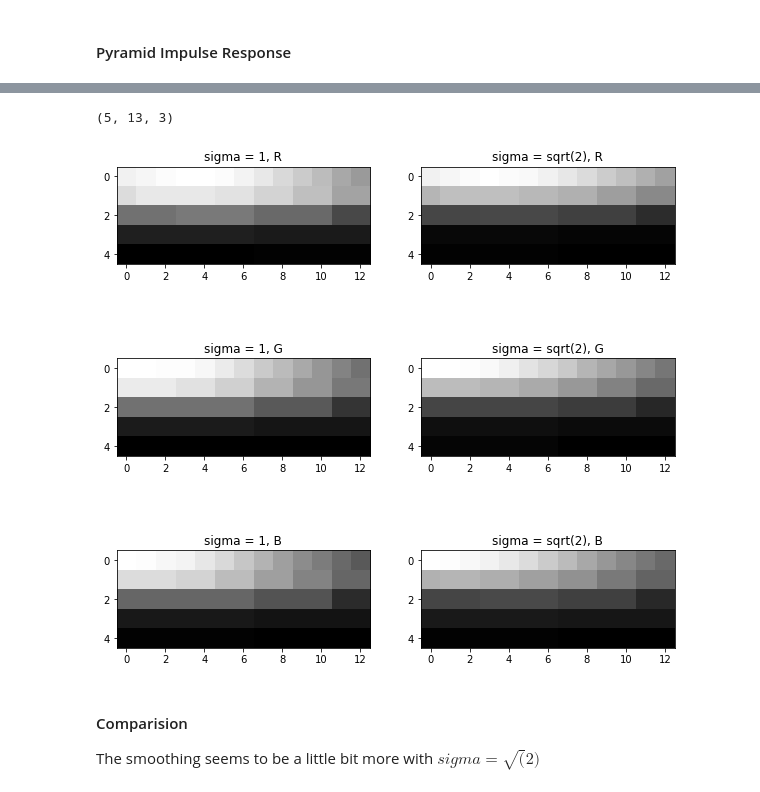
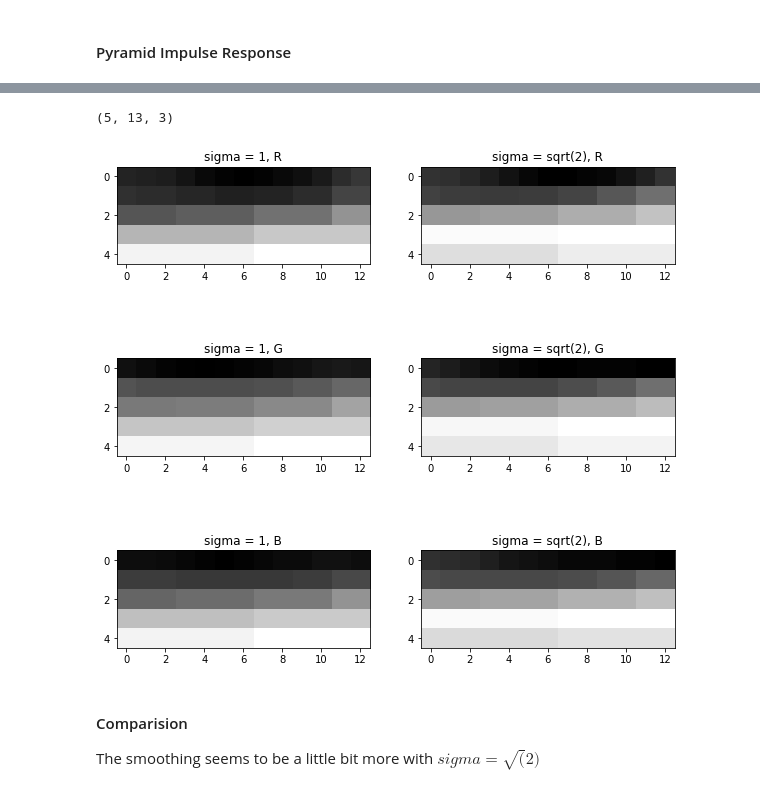
Before and after one commit to bhomaidan1990/Computer_Vision_Labs, a Jupyter notebook: CV_Lab_3.ipynb, the cells around one changed output, grey strips where cells are left out. Saved outputs shown, nothing was run; the diff lists cells and outputs as text; code cells hidden in the pictures.

```diff
--- a/CV_Lab_3.ipynb
+++ b/CV_Lab_3.ipynb
@@ -222,7 +223,7 @@ def gaussian_kernel(sigma):
 #-----------------------------------------------------------------
 # Read Image
 #=============
-img = cv2.imread('/content/Dataset/img_11.jpg')
+img = cv2.imread('/content/original/2002/07/19/big/img_130.jpg')
 img = cv2.cvtColor(img, cv2.COLOR_BGR2RGB)
 
 sigma = 2
@@ -285,0 +327,24 @@ def pyr_extract(pyramid_array):
+# %%
+#=============
+# Read Image
+#=============
+img = cv2.imread('/content/original/2002/07/19/big/img_130.jpg')
+img = cv2.cvtColor(img, cv2.COLOR_BGR2RGB)
+
+# Pyramids
+# Sigma
+sigma = 1
+result1 = pyramid(img, sigma=sigma)
+
+# Sigma
+sigma = math.sqrt(2)
+result2 = pyramid(img, sigma=sigma)
+
+#====================
+# Pyramid Cube
+#====================
+cube1 = pyr_extract(result1)
+VisCube(cube1)
+
+cube2 = pyr_extract(result2)
+VisCube(cube2)
@@ -286,27 +356,10 @@ def pyr_extract(pyramid_array):
 # %%
-#=============
-# Read Image
-#=============
-img = cv2.imread('/content/Dataset/img_11.jpg')
-img = cv2.cvtColor(img, cv2.COLOR_BGR2RGB)
-
-# Pyramids
-# Sigma
-sigma = 1
-result1 = pyramid(img, sigma=sigma)
-
-# Sigma
-sigma = math.sqrt(2)
-result2 = pyramid(img, sigma=sigma)
-
 #====================
 # Impulse Response
 #====================
-cube1 = pyr_extract(result1)
 ImpResp1 = cube1[:,256,249:262,:]#.astype(int)
 ImpResp1 = exposure.rescale_intensity(ImpResp1, in_range='image', out_range=(0,255)).astype(np.uint8)
 
-cube2 = pyr_extract(result2)
 ImpResp2 = cube2[:,255,249:262,:]#.astype(int)
 ImpResp2 = exposure.rescale_intensity(ImpResp2, in_range='image', out_range=(0,255)).astype(np.uint8)
 
@@ -316,34 +369,34 @@ print(ImpResp1.shape)
 #====================
 plt.figure(num="Pyramids", figsize=(10,10))
 
 plt.subplot(321)
 plt.imshow(ImpResp1[...,0], cmap='gray')
 plt.title('sigma = 1, R')
 
 plt.subplot(322)
 plt.imshow(ImpResp2[...,0], cmap='gray')
 plt.title('sigma = sqrt(2), R')
 
 plt.subplot(323)
 plt.imshow(ImpResp1[...,1], cmap='gray')
 plt.title('sigma = 1, G')
 
 plt.subplot(324)
 plt.imshow(ImpResp2[...,1], cmap='gray')
 plt.title('sigma = sqrt(2), G')
 
 plt.subplot(325)
 plt.imshow(ImpResp1[...,2], cmap='gray')
 plt.title('sigma = 1, B')
 
 plt.subplot(326)
 plt.imshow(ImpResp2[...,2], cmap='gray')
 plt.title('sigma = sqrt(2), B')
 
 plt.show()
 # %% [output]
 (5, 13, 3)
-[figure, old version]
+[figure, new version]
 # %% [markdown]
 #### Comparision
 The smoothing seems to be a little bit more with $sigma = \sqrt(2)$
```
Also changed, not shown: parts of 7 cells of this notebook.
